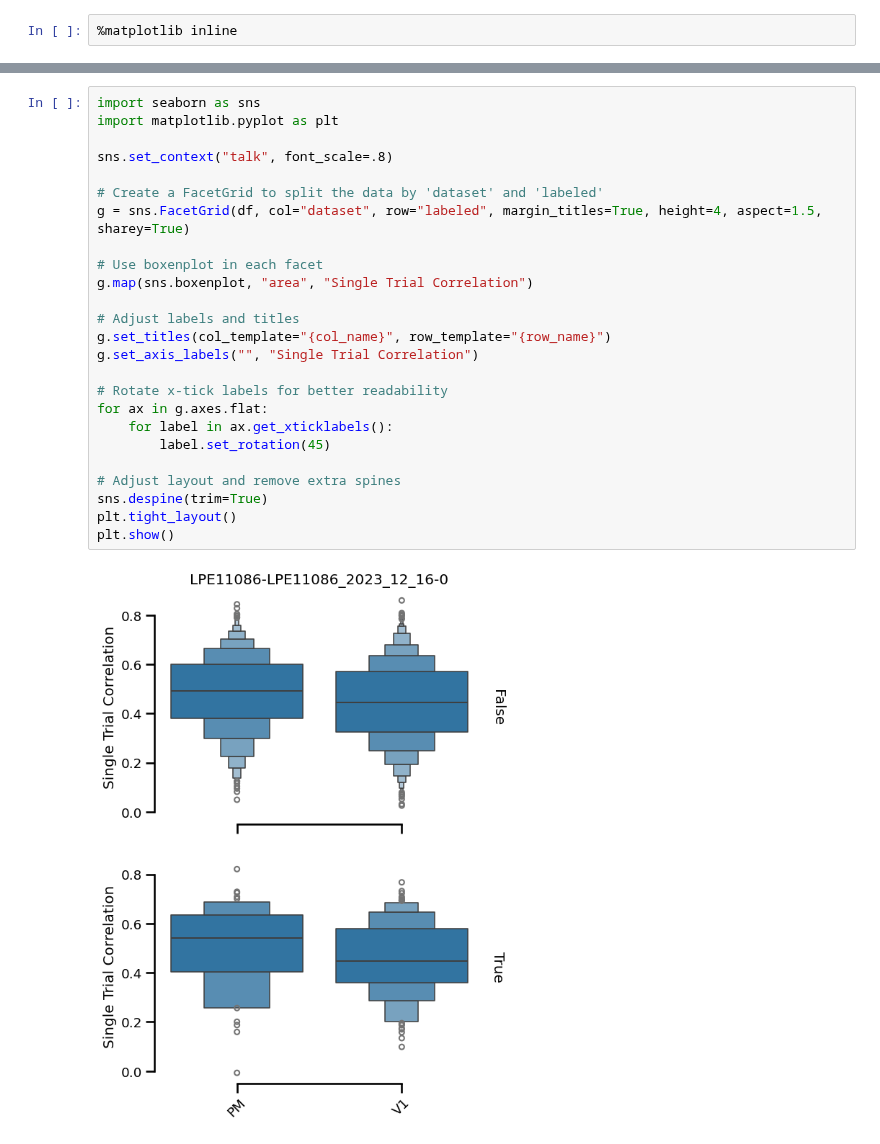
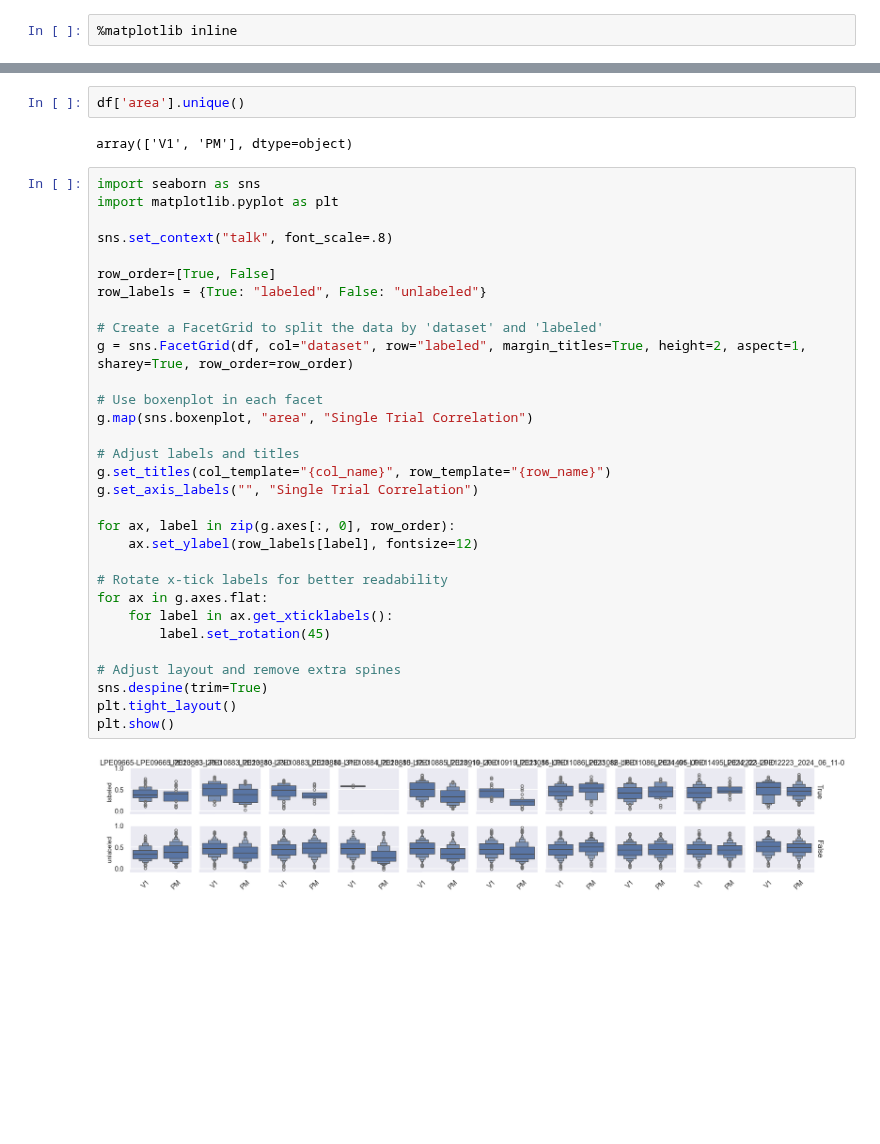
Before and after one commit to ananaphasia/adrian_sensorium, a Jupyter notebook: notebooks/submission_m4/03_evaluate_and_submit.ipynb, the cells around one changed output, grey strips where cells are left out. Drawn from its saved outputs; the diff is of its cells as text; blank space fills up the shorter version.

Commit message:
graph things!

```diff
--- a/notebooks/submission_m4/03_evaluate_and_submit.ipynb
+++ b/notebooks/submission_m4/03_evaluate_and_submit.ipynb
@@ -204,30 +213,40 @@ plt.show()
+# %%
+df['area'].unique()
+# %% [output]
+array(['V1', 'PM'], dtype=object)
 # %%
 import seaborn as sns
 import matplotlib.pyplot as plt
 
 sns.set_context("talk", font_scale=.8)
 
+row_order=[True, False]
+row_labels = {True: "labeled", False: "unlabeled"}
+
 # Create a FacetGrid to split the data by 'dataset' and 'labeled'
-g = sns.FacetGrid(df, col="dataset", row="labeled", margin_titles=True, height=4, aspect=1.5, sharey=True)
+g = sns.FacetGrid(df, col="dataset", row="labeled", margin_titles=True, height=2, aspect=1, sharey=True, row_order=row_order)
 
 # Use boxenplot in each facet
 g.map(sns.boxenplot, "area", "Single Trial Correlation")
 
 # Adjust labels and titles
 g.set_titles(col_template="{col_name}", row_template="{row_name}")
 g.set_axis_labels("", "Single Trial Correlation")
+
+for ax, label in zip(g.axes[:, 0], row_order):
+    ax.set_ylabel(row_labels[label], fontsize=12)
 
 # Rotate x-tick labels for better readability
 for ax in g.axes.flat:
     for label in ax.get_xticklabels():
         label.set_rotation(45)
 
 # Adjust layout and remove extra spines
 sns.despine(trim=True)
 plt.tight_layout()
 plt.show()
 # %% [output]
-[figure, old version]
+[figure, new version]
 # %%
 sns.set_context("talk", font_scale=.8)
 fig = plt.figure(figsize=(15, 8))
```
Also changed, not shown: parts of 10 cells of this notebook, 1 other file.
